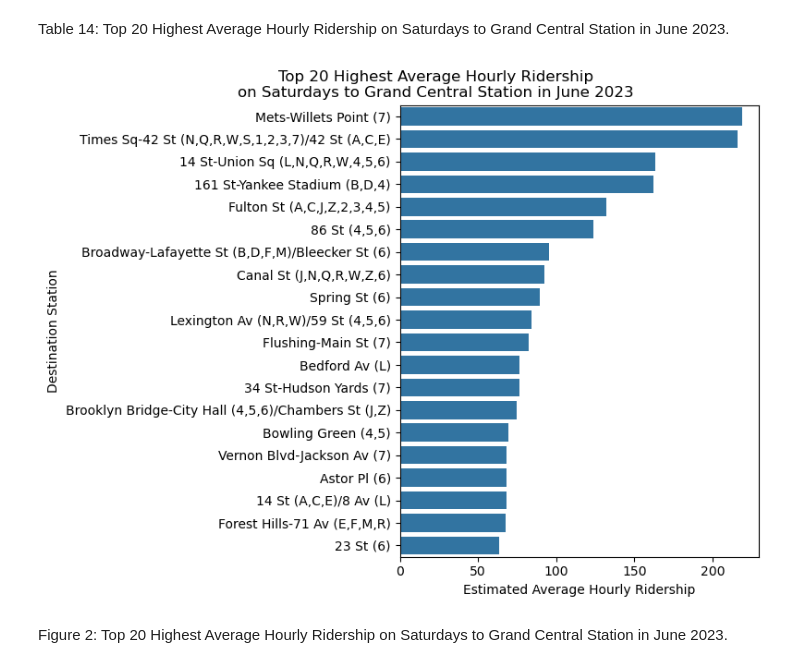
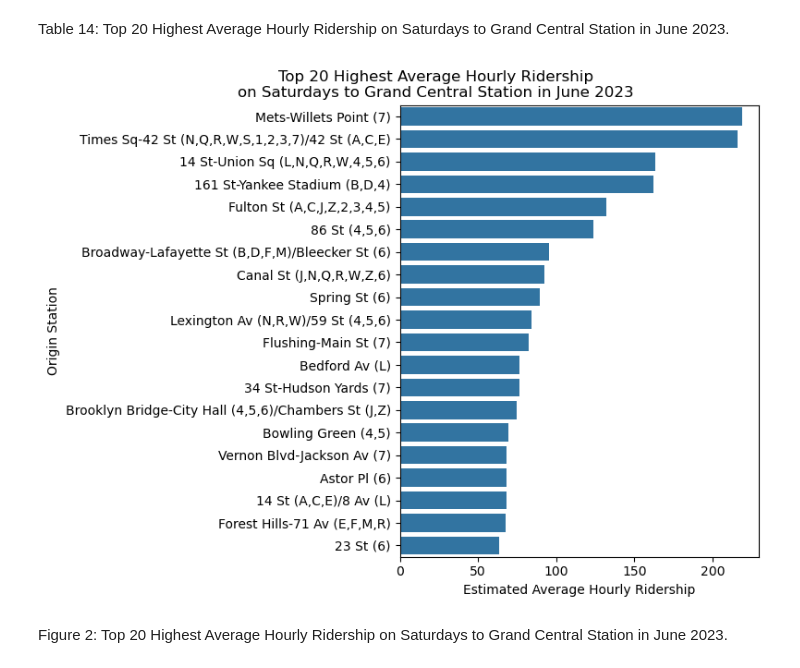
Before and after one commit to mebauer/mta-data, a Jupyter notebook: subway-trips.ipynb, the cells around one changed output. Cells and saved outputs as stored; diff of their text form; code cells hidden in the pictures.

Commit message:
error with figure y-label

```diff
--- a/subway-trips.ipynb
+++ b/subway-trips.ipynb
@@ -712,25 +712,25 @@ Table 14: Top 20 Highest Average Hourly Ridership on Saturdays to Grand Central
 # %%
 fig, ax = plt.subplots(figsize=(8, 6))
 
 sns.barplot(
     data=grand_central_destination,
     y='origin_station_complex_name',
     x='estimated_average_ridership',
     color='C0',
     ax=ax
 )
 
 plt.title(
     'Top 20 Highest Average Hourly Ridership\non Saturdays to Grand Central Station in June 2023',
     fontsize=12, x=.1
 )
 plt.xlabel('Estimated Average Hourly Ridership')
-plt.ylabel('Destination Station')
+plt.ylabel('Origin Station')
 
 plt.tight_layout()
-plt.savefig('figures/grand-central-destination-saturday-june.png', dpi=200, bbox_inches='tight')
+# plt.savefig('figures/grand-central-destination-saturday-june.png', dpi=200, bbox_inches='tight')
 # %% [output]
-[figure, old version]
+[figure, new version]
 # %% [markdown]
 Figure 2: Top 20 Highest Average Hourly Ridership on Saturdays to Grand Central Station in June 2023.
 # %%
```
Also changed, not shown: parts of 32 cells of this notebook, 2 other files.
